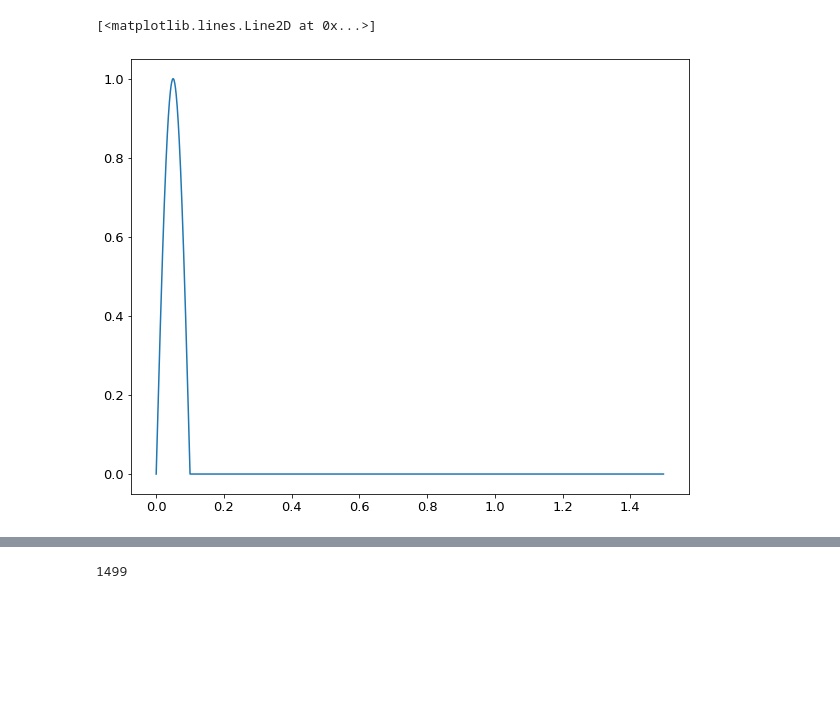
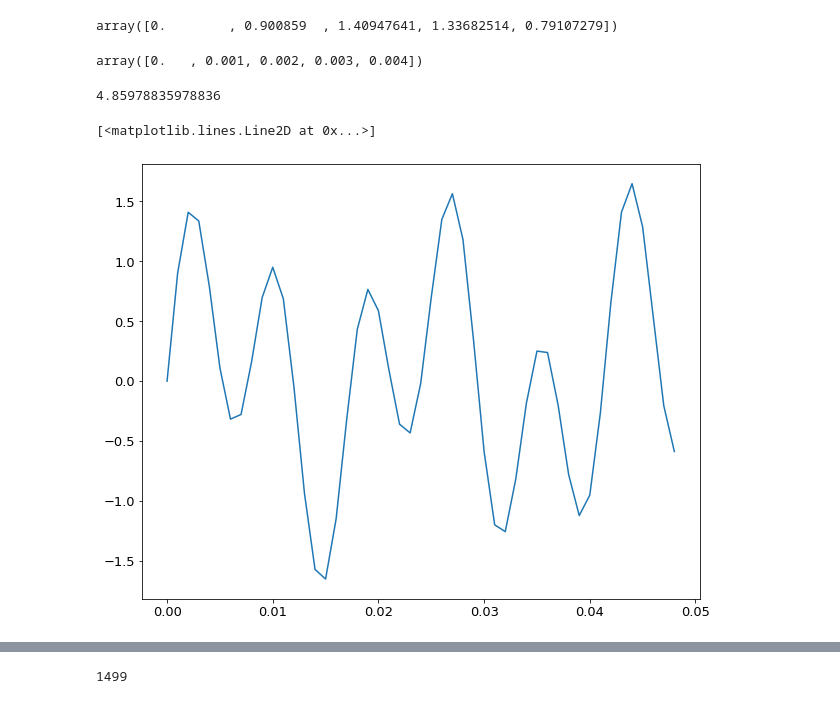
Before and after one commit to Hari31416/MSc_Project, a Jupyter notebook: epoch/Harmonics/FT.ipynb, the cells around one changed output, grey strips where cells are left out. Cells and saved outputs as stored; diff of their text form; code cells hidden in the pictures; blank space fills up the shorter version.

```diff
--- a/epoch/Harmonics/FT.ipynb
+++ b/epoch/Harmonics/FT.ipynb
@@ -21,17 +21,35 @@ def plot_sin(t, omega):
 
 plot_sin_vectorized = np.vectorize(plot_sin)
 # %%
+from numpy import pi, sin
+
 Fs = 1000
 T = 1/Fs
-L = 1500
-ts = np.arange(0,L-1)*T
-omega = 2*np.pi*100
-S = np.array([plot_sin(t, omega) for t in ts ])
+L = 50
+t = np.arange(0,L-1)*T
+# omega = 2*np.pi*100
+S = 0.7*sin(2*pi*50*t) + sin(2*pi*120*t)
+# %%
+S[0:5]
+# %% [output]
+array([0.        , 0.900859  , 1.40947641, 1.33682514, 0.79107279])
+# %%
+t[0:5]
+# %% [output]
+array([0.   , 0.001, 0.002, 0.003, 0.004])
+# %%
+Fs = 5670/167
+T = 1/Fs
+L = 167
+t = np.arange(0,L-1)*T
+t.max()
+# %% [output]
+4.85978835978836
 # %%
-plt.plot(ts, S)
+plt.plot(t, S)
 # %% [output]
 [<matplotlib.lines.Line2D at 0x...>]
-[figure, old version]
+[figure, new version]
 # %%
 Y = np.fft.fft(S)
 # Y = np.fft.fftshift(Y)
```
Also changed, not shown: parts of 2 cells of this notebook, 14 other files.
